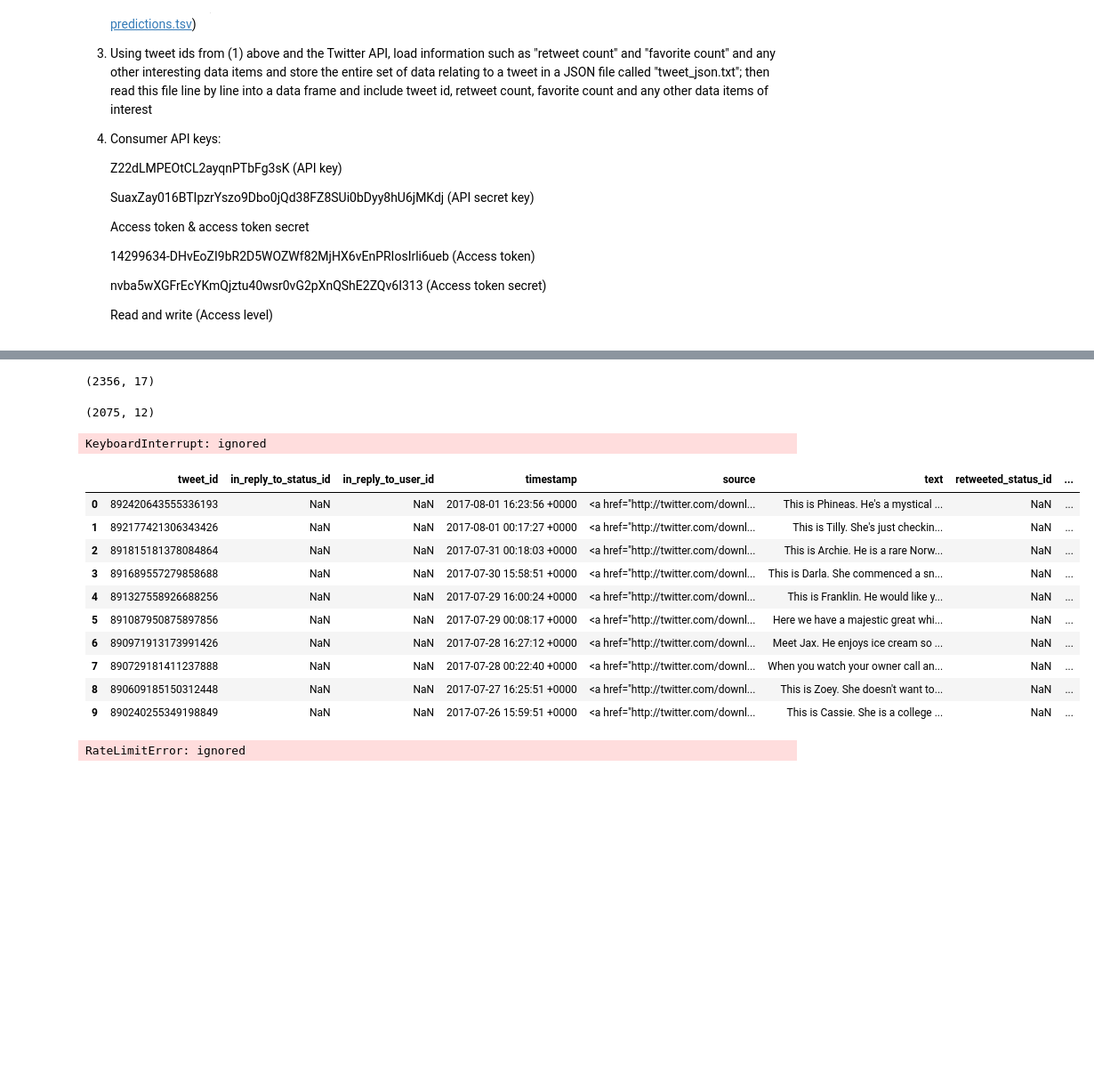
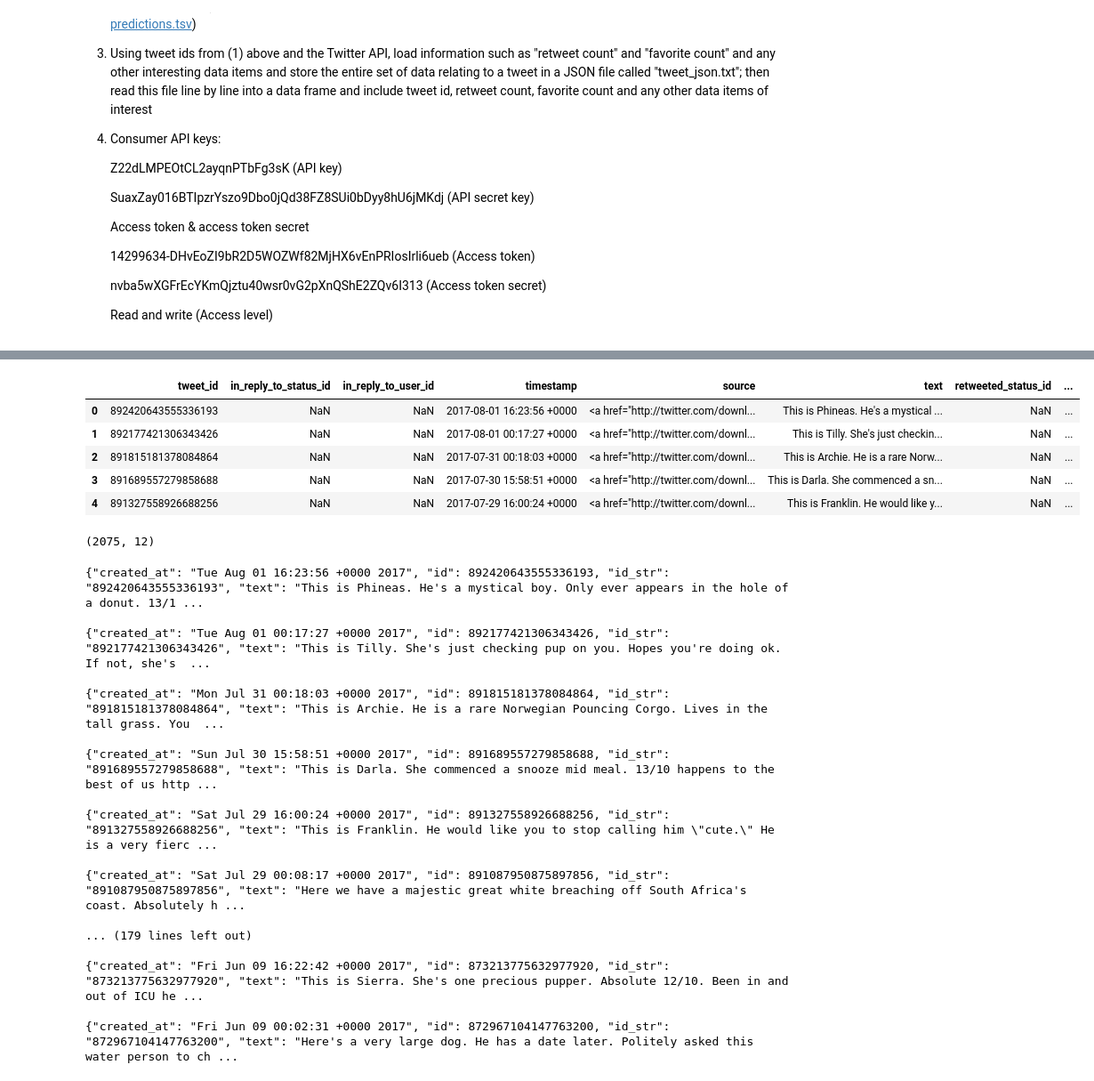
Before and after one commit to bthodla/danano, a Jupyter notebook: prj4/wrangle_act.ipynb, the cells around one changed output, grey strips where cells are left out. Shown at 89% size. Saved outputs shown, nothing was run; the diff lists cells and outputs as text; code cells hidden in the pictures; blank space fills up the shorter version.

```diff
--- a/prj4/wrangle_act.ipynb
+++ b/prj4/wrangle_act.ipynb
@@ -66,12 +62,17 @@ Mounted at /content/gdrive
 # %%
 # 1. Load the file "twitter-archive-enhanced.csv" into a dataframe
 twitter_archive_file_url = 'https://raw.githubusercontent.com/bthodla/danano/master/prj4/twitter-archive-enhanced.csv'
 
 tweets_df = pd.read_csv(twitter_archive_file_url)
 
-tweets_df.shape
+tweets_df.head()
 # %% [output]
-(2356, 17)
+|  | tweet_id | in_reply_to_status_id | in_reply_to_user_id | timestamp | source | text | retweeted_status_id | ... |
+| 0 | 892420643555336193 | NaN | NaN | 2017-08-01 16:23:56 +0000 | <a href="http://twitter.com/downl... | This is Phineas. He's a mystical ... | NaN | ... |
+| 1 | 892177421306343426 | NaN | NaN | 2017-08-01 00:17:27 +0000 | <a href="http://twitter.com/downl... | This is Tilly. She's just checkin... | NaN | ... |
+| 2 | 891815181378084864 | NaN | NaN | 2017-07-31 00:18:03 +0000 | <a href="http://twitter.com/downl... | This is Archie. He is a rare Norw... | NaN | ... |
+| 3 | 891689557279858688 | NaN | NaN | 2017-07-30 15:58:51 +0000 | <a href="http://twitter.com/downl... | This is Darla. She commenced a sn... | NaN | ... |
+| 4 | 891327558926688256 | NaN | NaN | 2017-07-29 16:00:24 +0000 | <a href="http://twitter.com/downl... | This is Franklin. He would like y... | NaN | ... |
 # %%
 # 2. Load the "image_predictions.tsv" (the Tweet image predictions) hosted on Udacity servers programmatically using the "requests" library
 
@@ -112,45 +113,44 @@ for friend in user.friends():
    print(friend.screen_name)
 
 """
-count = 0
-tweet_info = {}
 error_tweets = {}
-for i in tweets_df['tweet_id']:
-    try:
-        tweet = api.get_status(i)
-        """
-        tweet_info['tweet_id'] = tweet.id
-        tweet_info['retweet_count'] = tweet.retweet_count
-        tweet_info['favorite_count'] = tweet.favorite_count
-        """
-        with open(tweet_json_file, 'w') as f:
-            f.write(tweet)
+tweets = tweets_df[:100]['tweet_id']
+with open(tweet_json_file, 'w') as f:
+    for tweet_id in tweets:
+        try:
+            status = api.get_status(tweet_id)
+            json_str = json.dumps(status._json)
+            f.write(json_str)
+            f.write('\r')
 
+        except tweepy.TweepError as e:
+            error_tweets[status.id] = e
     """
     except tweepy.RateLimitError:
         time.sleep(1 * 60)
     """
-    except tweepy.TweepError as e:
-        error_tweets[i] = e
-
-print('%s %d %s %d' % ('Tweet Count: ', len(tweet_info.keys()), 'Error Count: ', len(error_tweets.keys())))
-# %% [output]
-KeyboardInterrupt: ignored
-# %%
-tweets_df.head(10)
-# %% [output]
-|  | tweet_id | in_reply_to_status_id | in_reply_to_user_id | timestamp | source | text | retweeted_status_id | ... |
-| 0 | 892420643555336193 | NaN | NaN | 2017-08-01 16:23:56 +0000 | <a href="http://twitter.com/downl... | This is Phineas. He's a mystical ... | NaN | ... |
-| 1 | 892177421306343426 | NaN | NaN | 2017-08-01 00:17:27 +0000 | <a href="http://twitter.com/downl... | This is Tilly. She's just checkin... | NaN | ... |
-| 2 | 891815181378084864 | NaN | NaN | 2017-07-31 00:18:03 +0000 | <a href="http://twitter.com/downl... | This is Archie. He is a rare Norw... | NaN | ... |
-| 3 | 891689557279858688 | NaN | NaN | 2017-07-30 15:58:51 +0000 | <a href="http://twitter.com/downl... | This is Darla. She commenced a sn... | NaN | ... |
-| 4 | 891327558926688256 | NaN | NaN | 2017-07-29 16:00:24 +0000 | <a href="http://twitter.com/downl... | This is Franklin. He would like y... | NaN | ... |
-| 5 | 891087950875897856 | NaN | NaN | 2017-07-29 00:08:17 +0000 | <a href="http://twitter.com/downl... | Here we have a majestic great whi... | NaN | ... |
-| 6 | 890971913173991426 | NaN | NaN | 2017-07-28 16:27:12 +0000 | <a href="http://twitter.com/downl... | Meet Jax. He enjoys ice cream so ... | NaN | ... |
-| 7 | 890729181411237888 | NaN | NaN | 2017-07-28 00:22:40 +0000 | <a href="http://twitter.com/downl... | When you watch your owner call an... | NaN | ... |
-| 8 | 890609185150312448 | NaN | NaN | 2017-07-27 16:25:51 +0000 | <a href="http://twitter.com/downl... | This is Zoey. She doesn't want to... | NaN | ... |
-| 9 | 890240255349198849 | NaN | NaN | 2017-07-26 15:59:51 +0000 | <a href="http://twitter.com/downl... | This is Cassie. She is a college ... | NaN | ... |
-# %%
-api.get_status(892420643555336193)
-# %% [output]
-RateLimitError: ignored
+# %%
+with open(tweet_json_file, encoding = 'utf-8', mode = 'r') as file:
+    line = file.readline()
+    print (line)
+    while line:
+        line = file.readline()
+        print (line)
+# %% [output]
+{"created_at": "Tue Aug 01 16:23:56 +0000 2017", "id": 892420643555336193, "id_str": "892420643555336193", "text": "This is Phineas. He's a mystical boy. Only ever appears in the hole of a donut. 13/1 ...
+
+{"created_at": "Tue Aug 01 00:17:27 +0000 2017", "id": 892177421306343426, "id_str": "892177421306343426", "text": "This is Tilly. She's just checking pup on you. Hopes you're doing ok. If not, she's  ...
+
+{"created_at": "Mon Jul 31 00:18:03 +0000 2017", "id": 891815181378084864, "id_str": "891815181378084864", "text": "This is Archie. He is a rare Norwegian Pouncing Corgo. Lives in the tall grass. You  ...
+
+{"created_at": "Sun Jul 30 15:58:51 +0000 2017", "id": 891689557279858688, "id_str": "891689557279858688", "text": "This is Darla. She commenced a snooze mid meal. 13/10 happens to the best of us http ...
+
+{"created_at": "Sat Jul 29 16:00:24 +0000 2017", "id": 891327558926688256, "id_str": "891327558926688256", "text": "This is Franklin. He would like you to stop calling him \"cute.\" He is a very fierc ...
+
+{"created_at": "Sat Jul 29 00:08:17 +0000 2017", "id": 891087950875897856, "id_str": "891087950875897856", "text": "Here we have a majestic great white breaching off South Africa's coast. Absolutely h ...
+
+... (179 lines left out)
+
+{"created_at": "Fri Jun 09 16:22:42 +0000 2017", "id": 873213775632977920, "id_str": "873213775632977920", "text": "This is Sierra. She's one precious pupper. Absolute 12/10. Been in and out of ICU he ...
+
+{"created_at": "Fri Jun 09 00:02:31 +0000 2017", "id": 872967104147763200, "id_str": "872967104147763200", "text": "Here's a very large dog. He has a date later. Politely asked this water person to ch ...
```
Also changed, not shown: parts of 1 cell of this notebook.
